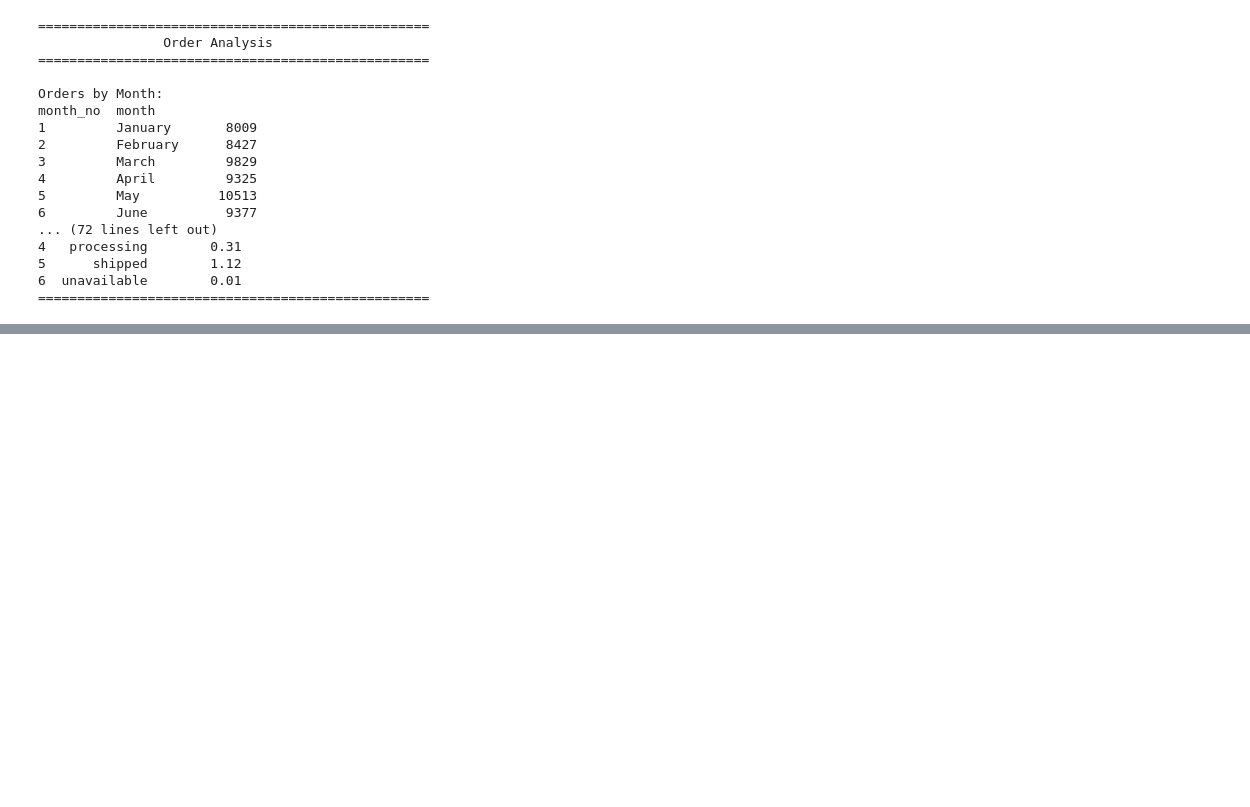
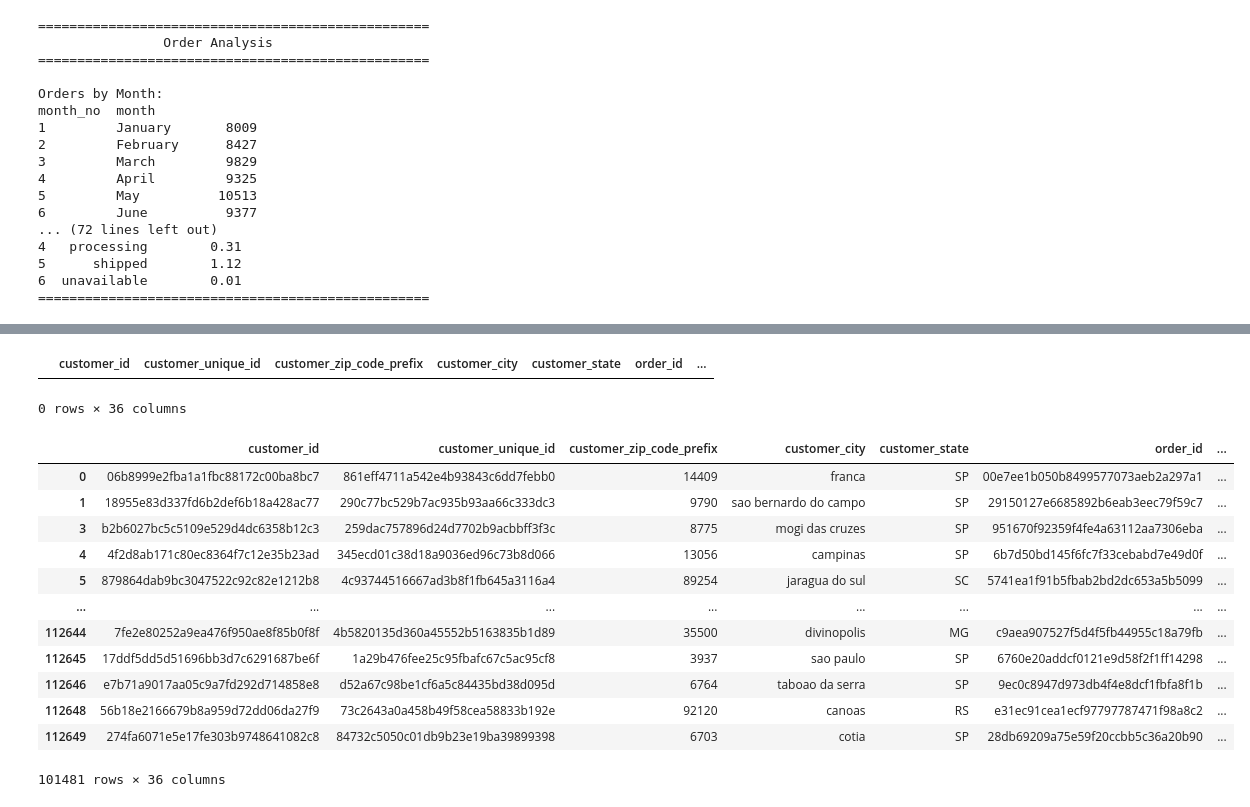
Before and after one commit to Rayyan-2205/ecommerce-sales-analytics, a Jupyter notebook: notebook/analysis.ipynb, the cells around one changed output, grey strips where cells are left out. Drawn from its saved outputs; the diff is of its cells as text; code cells hidden in the pictures; blank space fills up the shorter version.

```diff
--- a/notebook/analysis.ipynb
+++ b/notebook/analysis.ipynb
@@ -1477,0 +1482,6 @@ month_no  month
+# %%
+master_df['approval_time'] = (master_df['order_approved_at'] - master_df['order_purchase_timestamp']).dt.total_seconds() / 3600
+# %%
+master_df['shipping_hours'] = (master_df['order_delivered_carrier_date'] - master_df['order_approved_at']).dt.total_seconds() / 3600
+# %%
+master_df['estimated_difference'] = master_df['order_estimated_delivery_date'] - master_df['order_delivered_customer_date']
@@ -1477,0 +1610,27 @@ month_no  month
+# %%
+def delivery_on_time(df):
+    return master_df[master_df['estimated_difference'] == pd.Timedelta(days=0)]
+
+delivery_on_time(master_df)
+# %% [output]
+|  | customer_id | customer_unique_id | customer_zip_code_prefix | customer_city | customer_state | order_id | ... |
+0 rows × 36 columns
+# %%
+def early_delivery(df):
+    return df[df['estimated_difference'] > pd.Timedelta(days=0)]
+
+early_delivery(master_df)
+# %% [output]
+|  | customer_id | customer_unique_id | customer_zip_code_prefix | customer_city | customer_state | order_id | ... |
+| 0 | 06b8999e2fba1a1fbc88172c00ba8bc7 | 861eff4711a542e4b93843c6dd7febb0 | 14409 | franca | SP | 00e7ee1b050b8499577073aeb2a297a1 | ... |
+| 1 | 18955e83d337fd6b2def6b18a428ac77 | 290c77bc529b7ac935b93aa66c333dc3 | 9790 | sao bernardo do campo | SP | 29150127e6685892b6eab3eec79f59c7 | ... |
+| 3 | b2b6027bc5c5109e529d4dc6358b12c3 | 259dac757896d24d7702b9acbbff3f3c | 8775 | mogi das cruzes | SP | 951670f92359f4fe4a63112aa7306eba | ... |
+| 4 | 4f2d8ab171c80ec8364f7c12e35b23ad | 345ecd01c38d18a9036ed96c73b8d066 | 13056 | campinas | SP | 6b7d50bd145f6fc7f33cebabd7e49d0f | ... |
+| 5 | 879864dab9bc3047522c92c82e1212b8 | 4c93744516667ad3b8f1fb645a3116a4 | 89254 | jaragua do sul | SC | 5741ea1f91b5fbab2bd2dc653a5b5099 | ... |
+| ... | ... | ... | ... | ... | ... | ... | ... |
+| 112644 | 7fe2e80252a9ea476f950ae8f85b0f8f | 4b5820135d360a45552b5163835b1d89 | 35500 | divinopolis | MG | c9aea907527f5d4f5fb44955c18a79fb | ... |
+| 112645 | 17ddf5dd5d51696bb3d7c6291687be6f | 1a29b476fee25c95fbafc67c5ac95cf8 | 3937 | sao paulo | SP | 6760e20addcf0121e9d58f2f1ff14298 | ... |
+| 112646 | e7b71a9017aa05c9a7fd292d714858e8 | d52a67c98be1cf6a5c84435bd38d095d | 6764 | taboao da serra | SP | 9ec0c8947d973db4f4e8dcf1fbfa8f1b | ... |
+| 112648 | 56b18e2166679b8a959d72dd06da27f9 | 73c2643a0a458b49f58cea58833b192e | 92120 | canoas | RS | e31ec91cea1ecf97797787471f98a8c2 | ... |
+| 112649 | 274fa6071e5e17fe303b9748641082c8 | 84732c5050c01db9b23e19ba39899398 | 6703 | cotia | SP | 28db69209a75e59f20ccbb5c36a20b90 | ... |
+101481 rows × 36 columns
```
Also changed, not shown: parts of 32 cells of this notebook, 2 other files.
